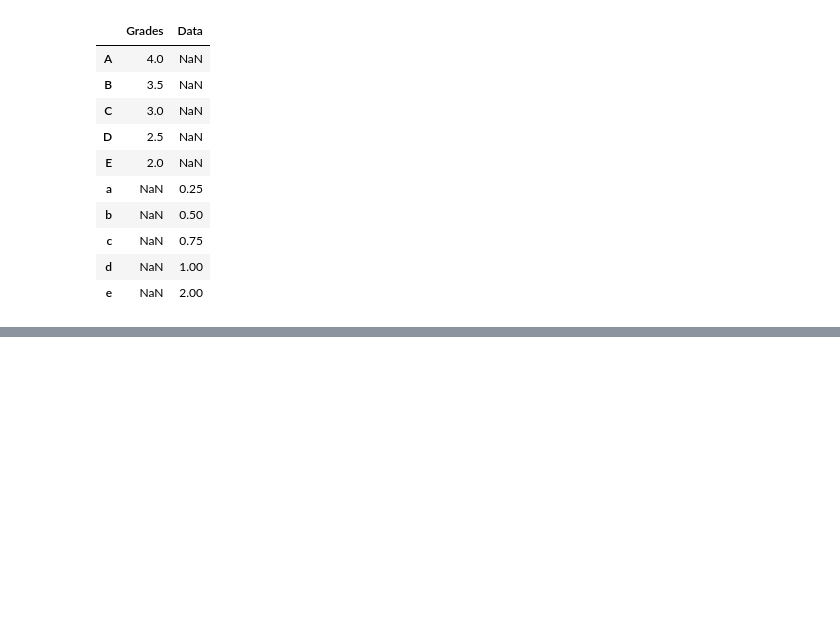
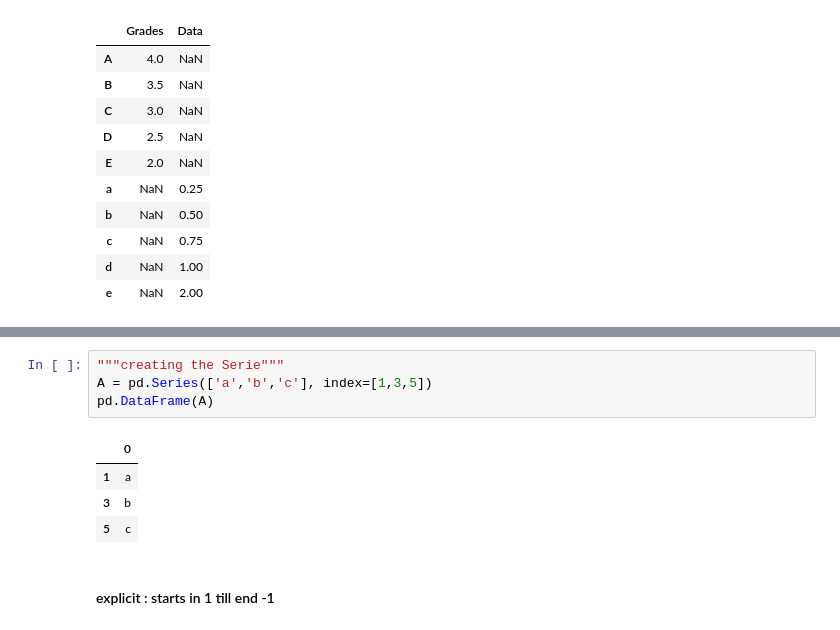
Before and after one commit to ortizfram/dataEngenieerFreeCodeCamp, a Jupyter notebook: MasteringPythonZeroToHero_part2.ipynb, the cells around one changed output, grey strips where cells are left out. Drawn from its saved outputs; the diff is of its cells as text; blank space fills up the shorter version.

```diff
--- a/MasteringPythonZeroToHero_part2.ipynb
+++ b/MasteringPythonZeroToHero_part2.ipynb
@@ -1068,0 +1095,11 @@ D
+# %%
+"""creating the Serie"""
+A = pd.Series(['a','b','c'], index=[1,3,5])
+pd.DataFrame(A)
+# %% [output]
+|  | 0 |
+| 1 | a |
+| 3 | b |
+| 5 | c |
+# %% [markdown]
+#### explicit : starts in 1 till end -1
```
Also changed, not shown: parts of 10 cells of this notebook.
